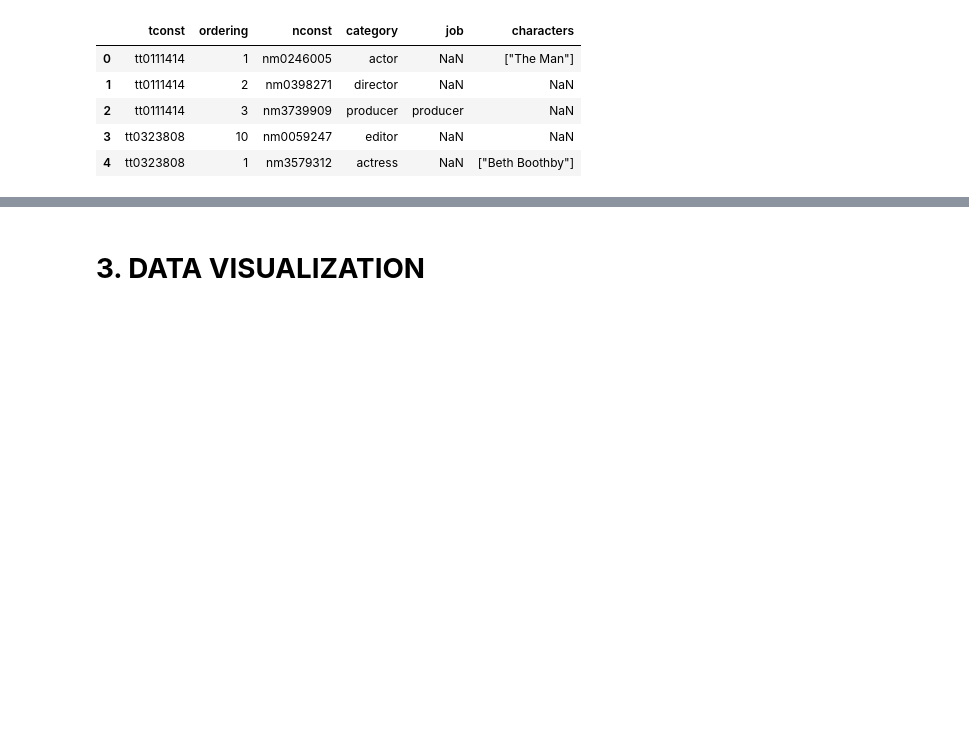
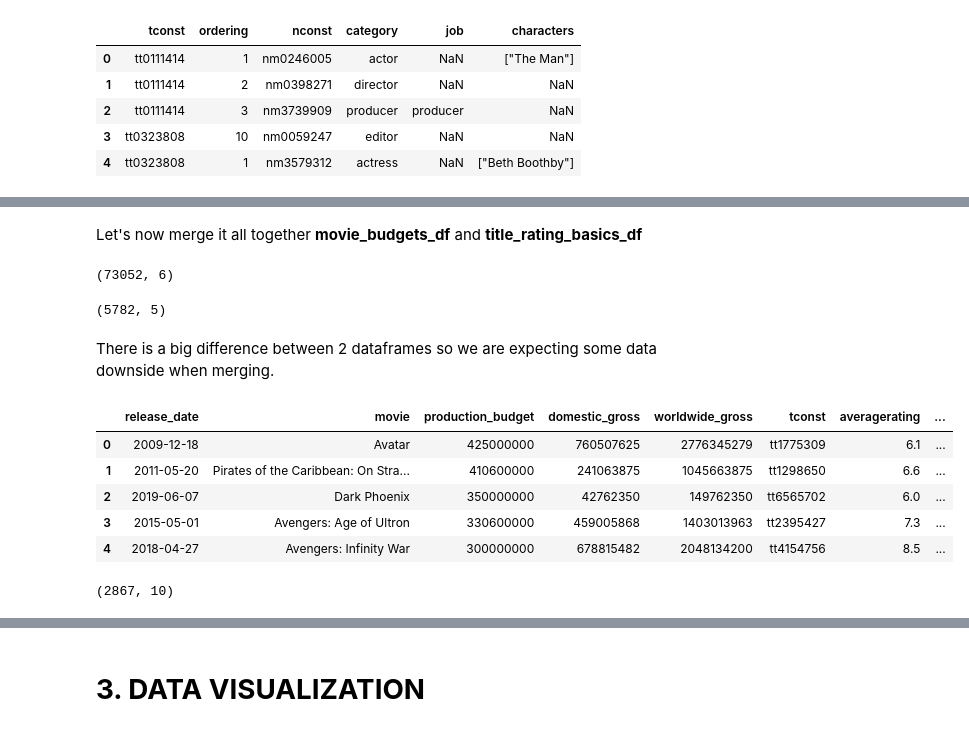
Before and after one commit to baotramduong/Porfolio_Project_The_Movie_Industry, a Jupyter notebook: Data_Science_in_Action_The_Movie_Industry.ipynb, the cells around one changed output, grey strips where cells are left out. Drawn from its saved outputs; the diff is of its cells as text; code cells hidden in the pictures; blank space fills up the shorter version.

```diff
--- a/Data_Science_in_Action_The_Movie_Industry.ipynb
+++ b/Data_Science_in_Action_The_Movie_Industry.ipynb
@@ -283,0 +578,4 @@ title_principals_df.head()
+# %%
+#drop 'original_title' because it's redundant
+title_basics_df = title_basics_df.drop('original_title', axis = 1)
+title_basics_df.head()
@@ -283,0 +589,4 @@ title_principals_df.head()
+# %%
+#drop 'start_year' because it's redundant
+title_basics_df = title_basics_df.drop('start_year', axis = 1)
+title_basics_df.head()
@@ -283,0 +602,4 @@ title_principals_df.head()
+# %%
+#merge using 'tconst'
+title_rating_basics_df = pd.merge(title_rating_df, title_basics_df, on=['tconst'])
+title_rating_basics_df.head()
@@ -283,0 +613,31 @@ title_principals_df.head()
+# %% [markdown]
+Let's now merge it all together **movie_budgets_df** and **title_rating_basics_df**
+# %%
+#first check for size
+title_rating_basics_df.shape
+# %% [output]
+(73052, 6)
+# %%
+movie_budgets_df.shape
+# %% [output]
+(5782, 5)
+# %% [markdown]
+There is a big difference between 2 dataframes so we are expecting some data downside when merging.
+# %%
+#merge using 'movie'
+big_df = pd.merge(movie_budgets_df, title_rating_basics_df, on='movie')
+# %%
+#preview
+big_df.head()
+# %% [output]
+|  | release_date | movie | production_budget | domestic_gross | worldwide_gross | tconst | averagerating | ... |
+| 0 | 2009-12-18 | Avatar | 425000000 | 760507625 | 2776345279 | tt1775309 | 6.1 | ... |
+| 1 | 2011-05-20 | Pirates of the Caribbean: On Stra... | 410600000 | 241063875 | 1045663875 | tt1298650 | 6.6 | ... |
+| 2 | 2019-06-07 | Dark Phoenix | 350000000 | 42762350 | 149762350 | tt6565702 | 6.0 | ... |
+| 3 | 2015-05-01 | Avengers: Age of Ultron | 330600000 | 459005868 | 1403013963 | tt2395427 | 7.3 | ... |
+| 4 | 2018-04-27 | Avengers: Infinity War | 300000000 | 678815482 | 2048134200 | tt4154756 | 8.5 | ... |
+# %%
+#check for size
+big_df.shape
+# %% [output]
+(2867, 10)
```
Also changed, not shown: parts of 55 cells of this notebook.
